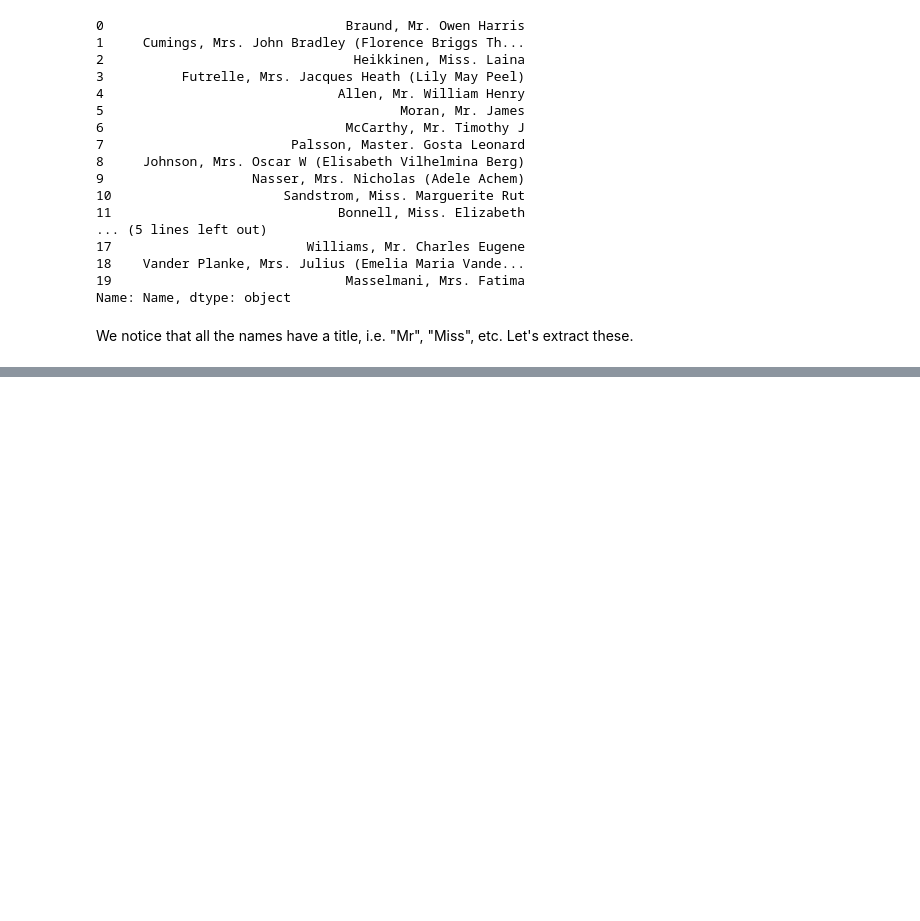
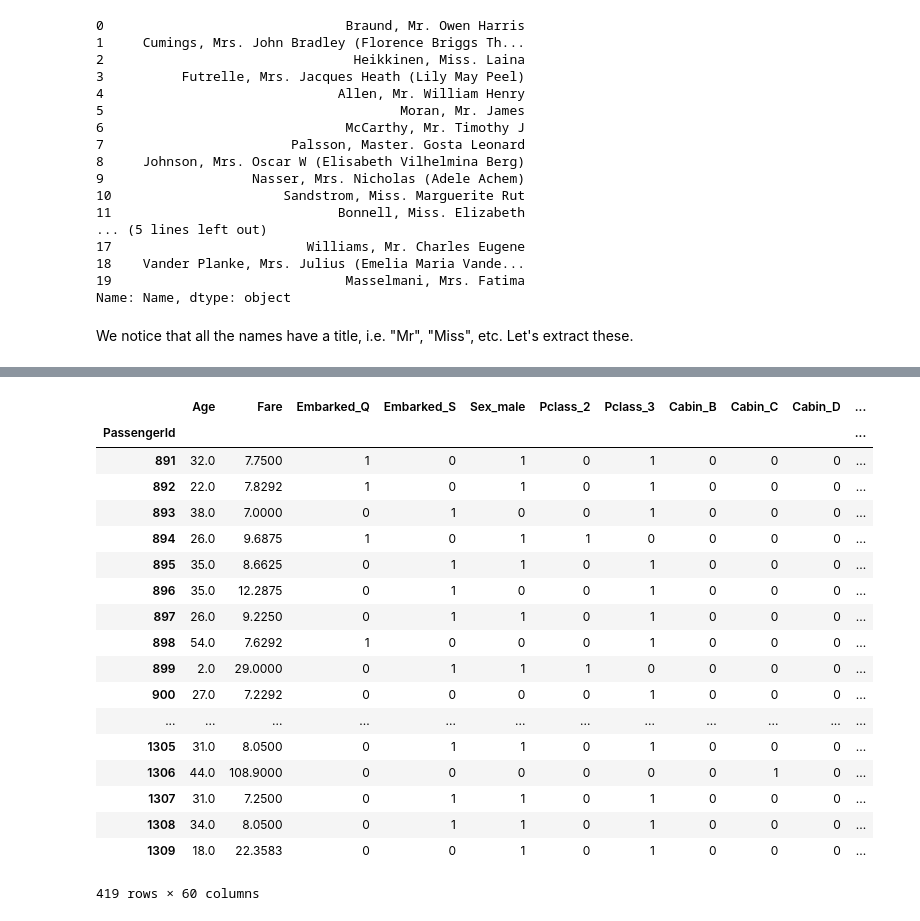
Before and after one commit to KeremAslan/titanic_kaggle, a Jupyter notebook: Titanic Survivor Prediction improvement.ipynb, the cells around one changed output, grey strips where cells are left out. Drawn from its saved outputs; the diff is of its cells as text; code cells hidden in the pictures; blank space fills up the shorter version.

```diff
--- a/Titanic Survivor Prediction improvement.ipynb
+++ b/Titanic Survivor Prediction improvement.ipynb
@@ -202,0 +421,5 @@ The cabin column contains a lot of unknowns. But just throwing out this informat
+# %%
+t = pd.get_dummies(df_transformed['Title'], prefix='Title')
+df_transformed = pd.concat([df_transformed, t], axis=1)
+# %%
+df_transformed.drop(['Name', 'Title'], inplace=True, axis=1)
@@ -202,0 +430,2 @@ The cabin column contains a lot of unknowns. But just throwing out this informat
+# %%
+df_cleaned = df_transformed.set_index('PassengerId', drop=True, inplace=False)
@@ -202,0 +505,22 @@ The cabin column contains a lot of unknowns. But just throwing out this informat
+# %%
+X_test
+# %% [output]
+|  | Age | Fare | Embarked_Q | Embarked_S | Sex_male | Pclass_2 | Pclass_3 | Cabin_B | Cabin_C | Cabin_D | ... |
+| PassengerId |  |  |  |  |  |  |  |  |  |  | ... |
+| 891 | 32.0 | 7.7500 | 1 | 0 | 1 | 0 | 1 | 0 | 0 | 0 | ... |
+| 892 | 22.0 | 7.8292 | 1 | 0 | 1 | 0 | 1 | 0 | 0 | 0 | ... |
+| 893 | 38.0 | 7.0000 | 0 | 1 | 0 | 0 | 1 | 0 | 0 | 0 | ... |
+| 894 | 26.0 | 9.6875 | 1 | 0 | 1 | 1 | 0 | 0 | 0 | 0 | ... |
+| 895 | 35.0 | 8.6625 | 0 | 1 | 1 | 0 | 1 | 0 | 0 | 0 | ... |
+| 896 | 35.0 | 12.2875 | 0 | 1 | 0 | 0 | 1 | 0 | 0 | 0 | ... |
+| 897 | 26.0 | 9.2250 | 0 | 1 | 1 | 0 | 1 | 0 | 0 | 0 | ... |
+| 898 | 54.0 | 7.6292 | 1 | 0 | 0 | 0 | 1 | 0 | 0 | 0 | ... |
+| 899 | 2.0 | 29.0000 | 0 | 1 | 1 | 1 | 0 | 0 | 0 | 0 | ... |
+| 900 | 27.0 | 7.2292 | 0 | 0 | 0 | 0 | 1 | 0 | 0 | 0 | ... |
+| ... | ... | ... | ... | ... | ... | ... | ... | ... | ... | ... | ... |
+| 1305 | 31.0 | 8.0500 | 0 | 1 | 1 | 0 | 1 | 0 | 0 | 0 | ... |
+| 1306 | 44.0 | 108.9000 | 0 | 0 | 0 | 0 | 0 | 0 | 1 | 0 | ... |
+| 1307 | 31.0 | 7.2500 | 0 | 1 | 1 | 0 | 1 | 0 | 0 | 0 | ... |
+| 1308 | 34.0 | 8.0500 | 0 | 1 | 1 | 0 | 1 | 0 | 0 | 0 | ... |
+| 1309 | 18.0 | 22.3583 | 0 | 0 | 1 | 0 | 1 | 0 | 0 | 0 | ... |
+419 rows × 60 columns
```
Also changed, not shown: parts of 47 cells of this notebook.
